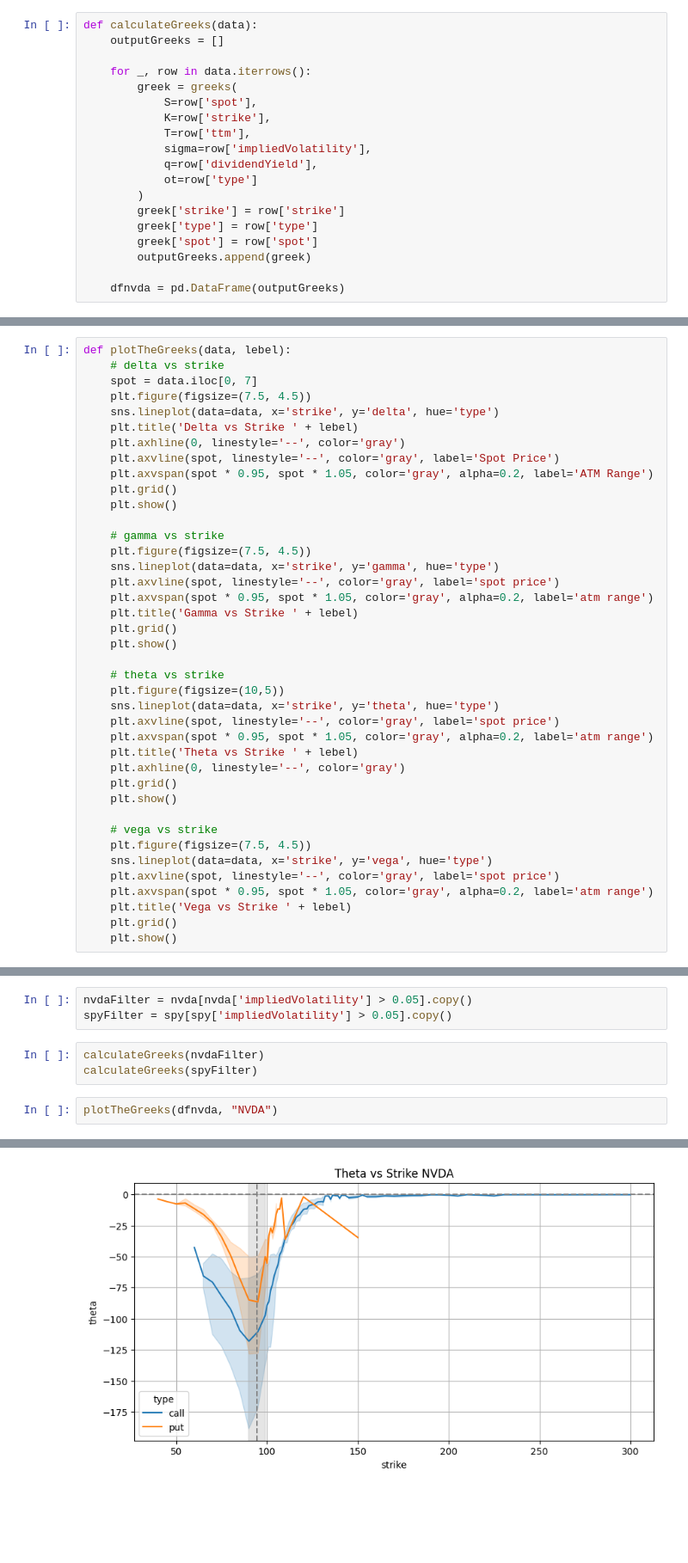
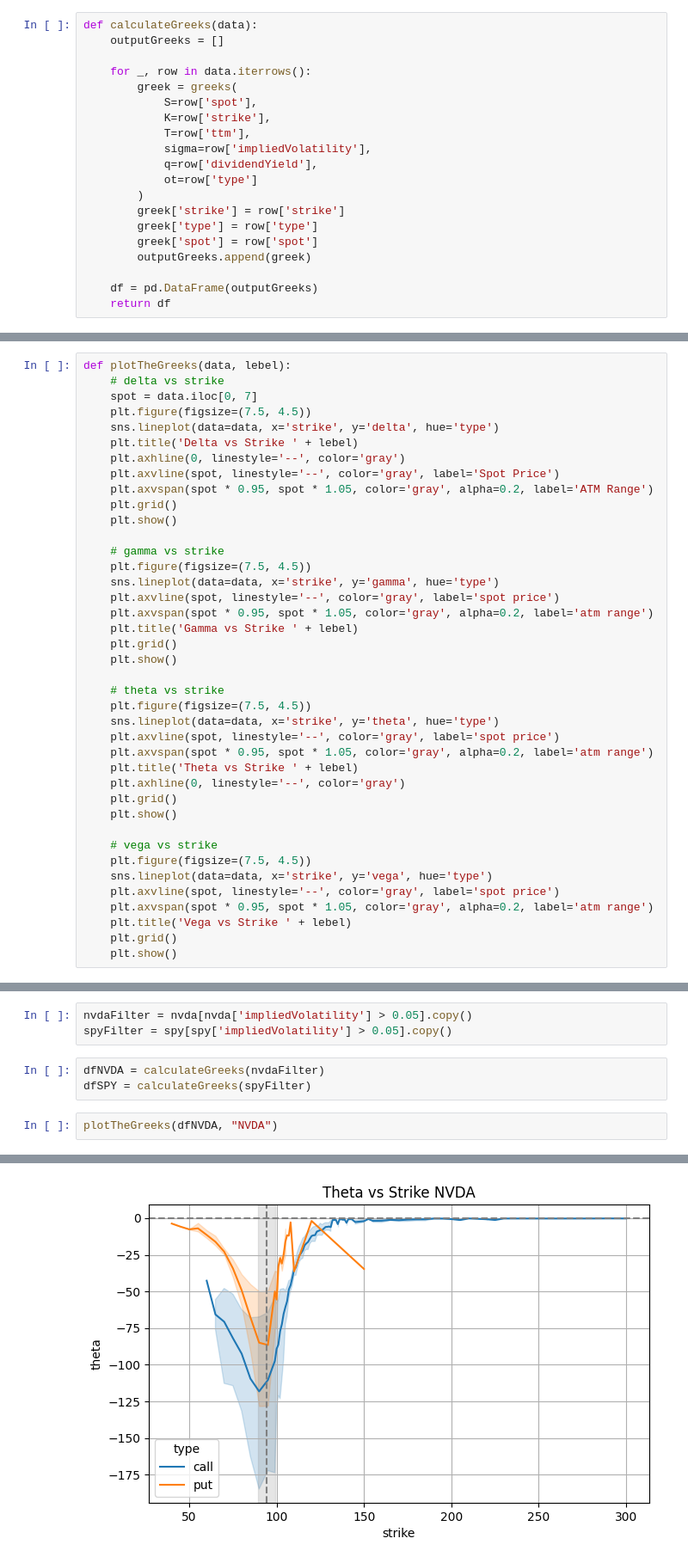
Before and after one commit to Pitchaya-Teeraruttakul/Option-Pricing-and-Risk-Analysis, a Jupyter notebook: notebooks/exploreTheGreeks.ipynb, the cells around one changed output, grey strips where cells are left out. Shown at 86% size. Saved outputs shown, nothing was run; the diff lists cells and outputs as text; blank space fills up the shorter version.

```diff
--- a/notebooks/exploreTheGreeks.ipynb
+++ b/notebooks/exploreTheGreeks.ipynb
@@ -39,5 +39,6 @@ def calculateGreeks(data):
         greek['spot'] = row['spot']
         outputGreeks.append(greek)
 
-    dfnvda = pd.DataFrame(outputGreeks)
+    df = pd.DataFrame(outputGreeks)
+    return df
 # %%
@@ -99,7 +100,7 @@ def plotTheGreeks(data, lebel):
     plt.show()
 
     # theta vs strike
-    plt.figure(figsize=(10,5))
+    plt.figure(figsize=(7.5, 4.5))
     sns.lineplot(data=data, x='strike', y='theta', hue='type')
     plt.axvline(spot, linestyle='--', color='gray', label='spot price')
     plt.axvspan(spot * 0.95, spot * 1.05, color='gray', alpha=0.2, label='atm range')
@@ -182,13 +183,13 @@ but the bigest problem is many impliedVolatility value < 0.05 which is unrealist
 nvdaFilter = nvda[nvda['impliedVolatility'] > 0.05].copy()
 spyFilter = spy[spy['impliedVolatility'] > 0.05].copy()
 # %%
-calculateGreeks(nvdaFilter)
-calculateGreeks(spyFilter)
+dfNVDA = calculateGreeks(nvdaFilter)
+dfSPY = calculateGreeks(spyFilter)
 # %%
-plotTheGreeks(dfnvda, "NVDA")
+plotTheGreeks(dfNVDA, "NVDA")
 # %% [output]
 [figure]
 [figure]
-[figure, old version]
+[figure, new version]
 [figure]
 # %%
```
Also changed, not shown: parts of 8 cells of this notebook, 1 other file.
